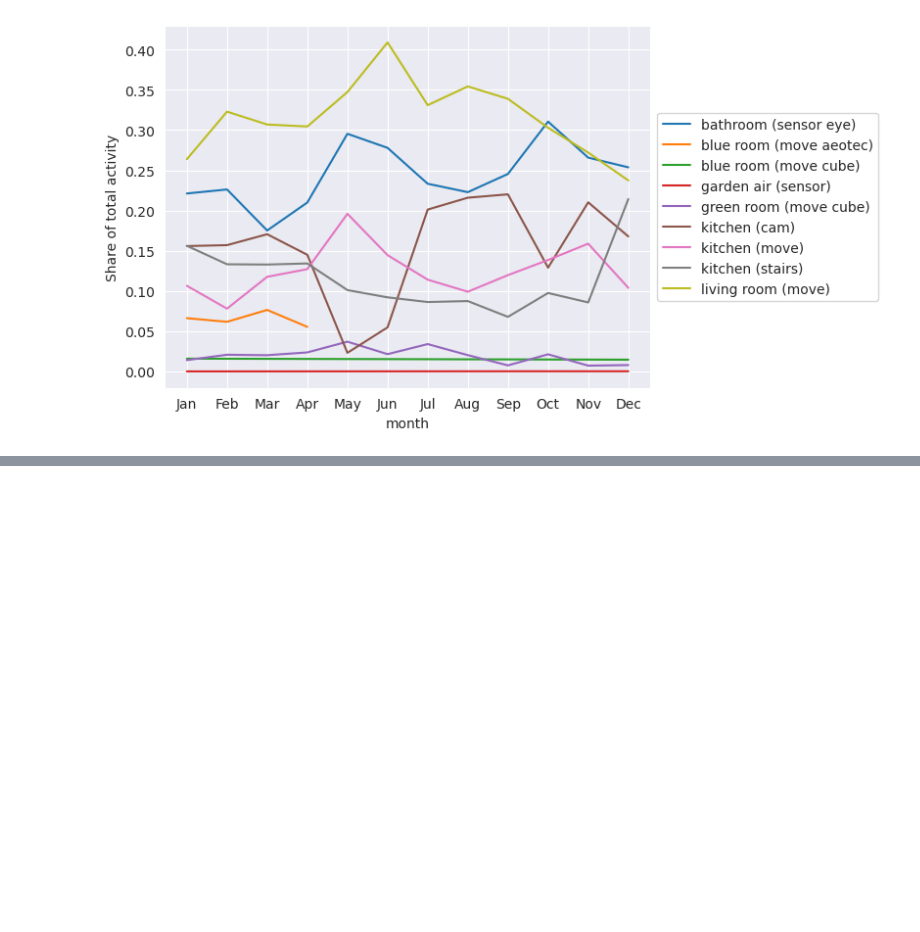
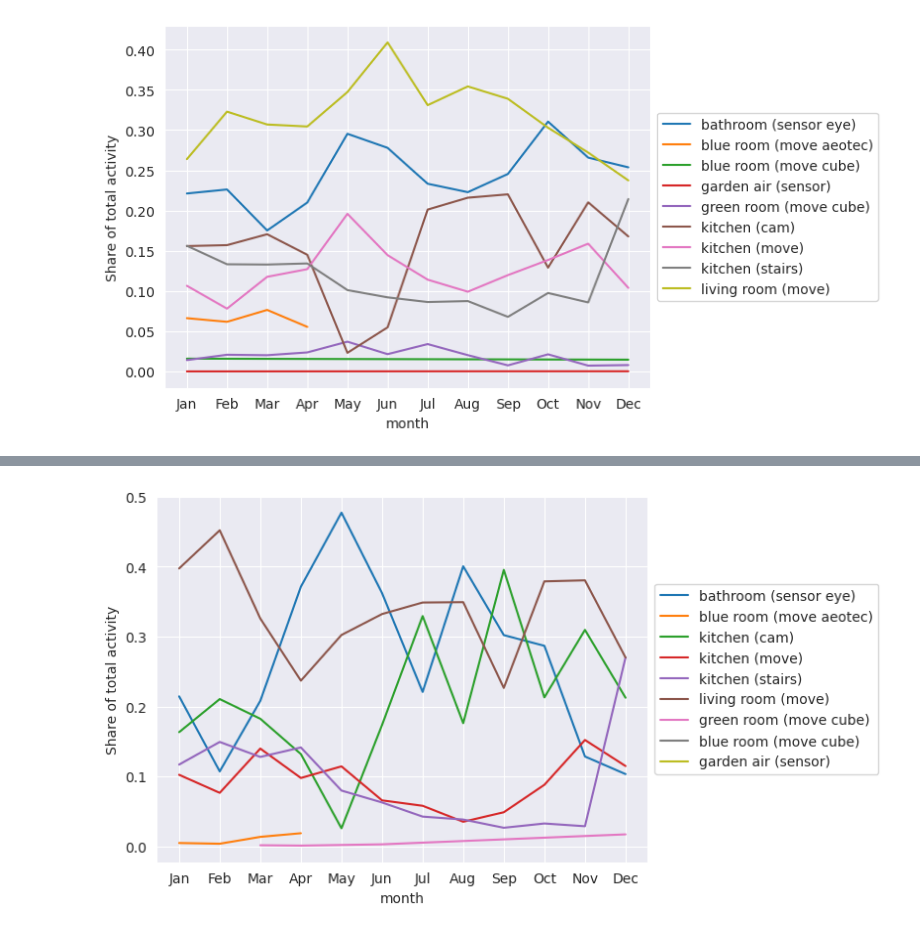
Before and after one commit to Yufanggg/Smart-House, a Jupyter notebook: report_motion_analysis.ipynb, the cells around one changed output, grey strips where cells are left out. Drawn from its saved outputs; the diff is of its cells as text; code cells hidden in the pictures; blank space fills up the shorter version.

```diff
--- a/report_motion_analysis.ipynb
+++ b/report_motion_analysis.ipynb
@@ -83,11 +84,11 @@ busyrooms
 - Separate `active`-counts by `name` (location of sensor) and `month`
 - Create new column `relative_activity` which is the number of activity measurements for a specific sensor location as *fraction* of the total amount of measurements *in that month*.
 # %%
-busyrooms = busyrooms.groupby(['month', 'name']).count()
-busyrooms['totalcount'] = busyrooms.groupby(['month'])['value'].transform('sum')
+busyrooms_grouped = busyrooms.groupby(['month', 'name']).count()
+busyrooms_grouped['totalcount'] = busyrooms_grouped.groupby(['month'])['value'].transform('sum')
 
-busyrooms['relative_activity'] = busyrooms['value'] / busyrooms['totalcount']
-busyrooms
+busyrooms_grouped['relative_activity'] = busyrooms_grouped['value'] / busyrooms_grouped['totalcount']
+busyrooms_grouped
 # %% [output]
 |  |  | value | totalcount | relative_activity |
 | month | name |  |  |  |
@@ -117,0 +155,7 @@ plt.show(ax)
+# %%
+busyrooms_night = busyrooms.between_time('5:00', '05:59')
+busyrooms_night_grouped = busyrooms_night.groupby(['month', 'name']).count()
+busyrooms_night_grouped['totalcount'] = busyrooms_night_grouped.groupby(['month'])['value'].transform('sum')
+
+busyrooms_night_grouped['relative_activity'] = busyrooms_night_grouped['value'] / busyrooms_night_grouped['totalcount']
+busyrooms_night_grouped
@@ -117,0 +177,10 @@ plt.show(ax)
+# %%
+sns.set_style("darkgrid")
+ax2 = sns.lineplot(data=busyrooms_night_grouped, x="month", y="relative_activity", hue="name")
+ax2.set(ylabel='Share of total activity')
+ax2.legend(loc='center left', bbox_to_anchor=(1, 0.5), facecolor="white")
+
+plt.xticks(range(1,13), ['Jan', 'Feb', 'Mar', 'Apr', 'May', 'Jun', 'Jul', 'Aug', 'Sep', 'Oct', 'Nov', 'Dec'])
+plt.show(ax2)
+# %% [output]
+[figure, added]
```
Also changed, not shown: parts of 6 cells of this notebook.
